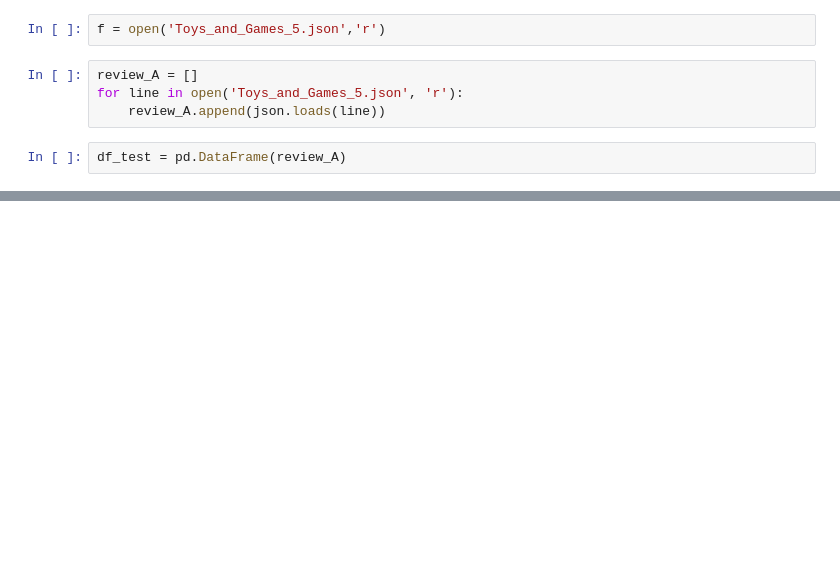
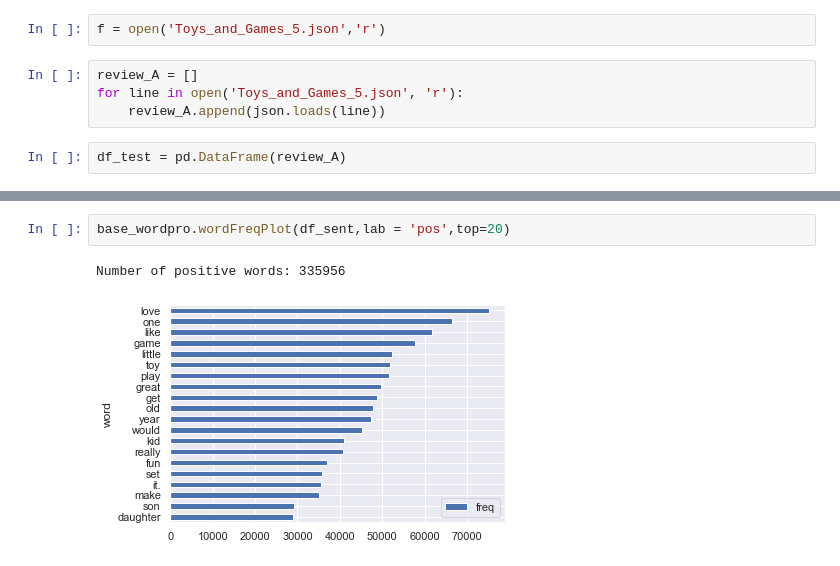
Before and after one commit to siuol456/NLPResearch, a Jupyter notebook: PreProcessing & EDA/EDA_ngram.ipynb, the cells around one changed output, grey strips where cells are left out. Cells and saved outputs as stored; diff of their text form; blank space fills up the shorter version.

```diff
--- a/PreProcessing & EDA/EDA_ngram.ipynb
+++ b/PreProcessing & EDA/EDA_ngram.ipynb
@@ -82,0 +100,5 @@ plt.show()
+# %%
+base_wordpro.wordFreqPlot(df_sent,lab = 'pos',top=20)
+# %% [output]
+Number of positive words: 335956
+[figure, added]
```
Also changed, not shown: parts of 12 cells of this notebook, 1 other file.
